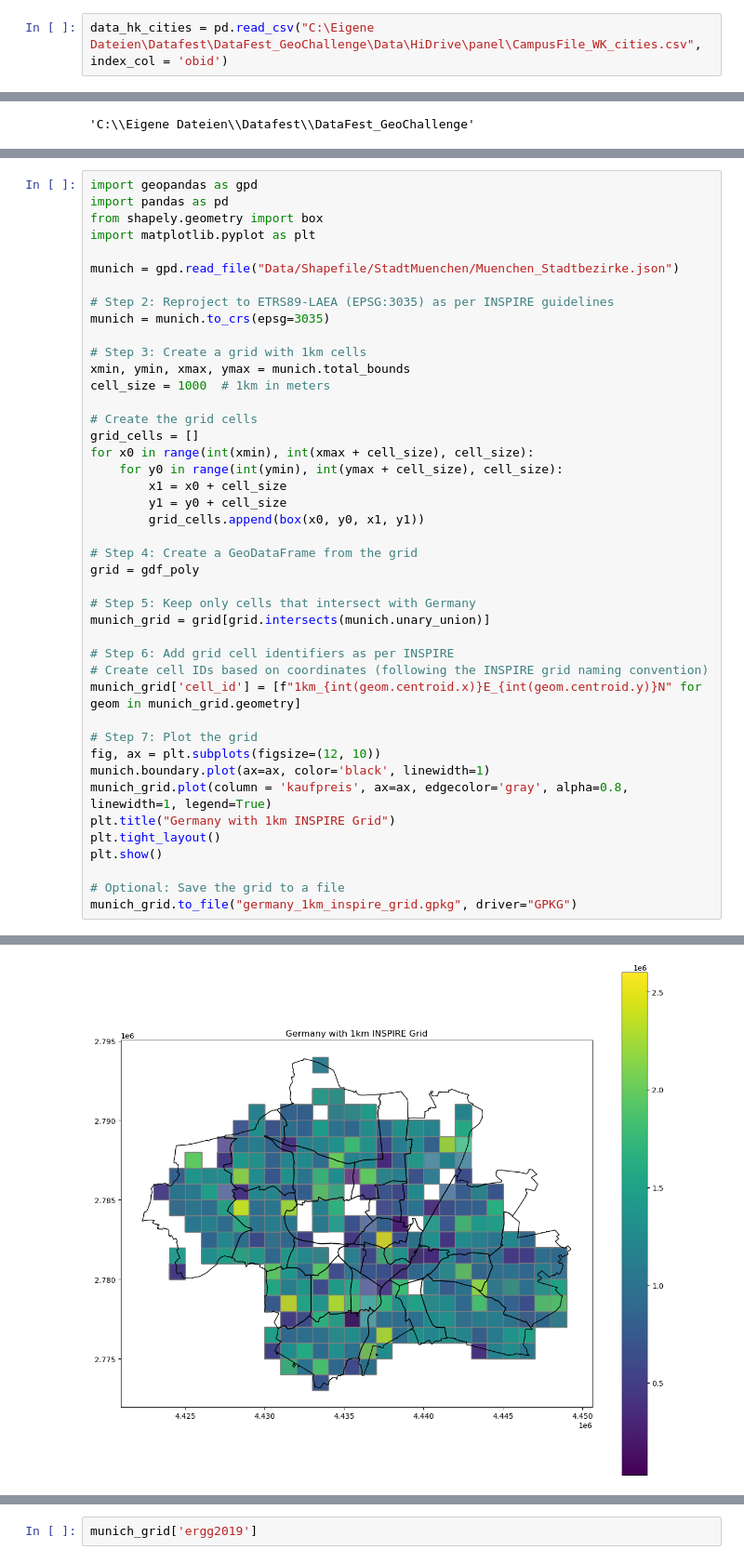
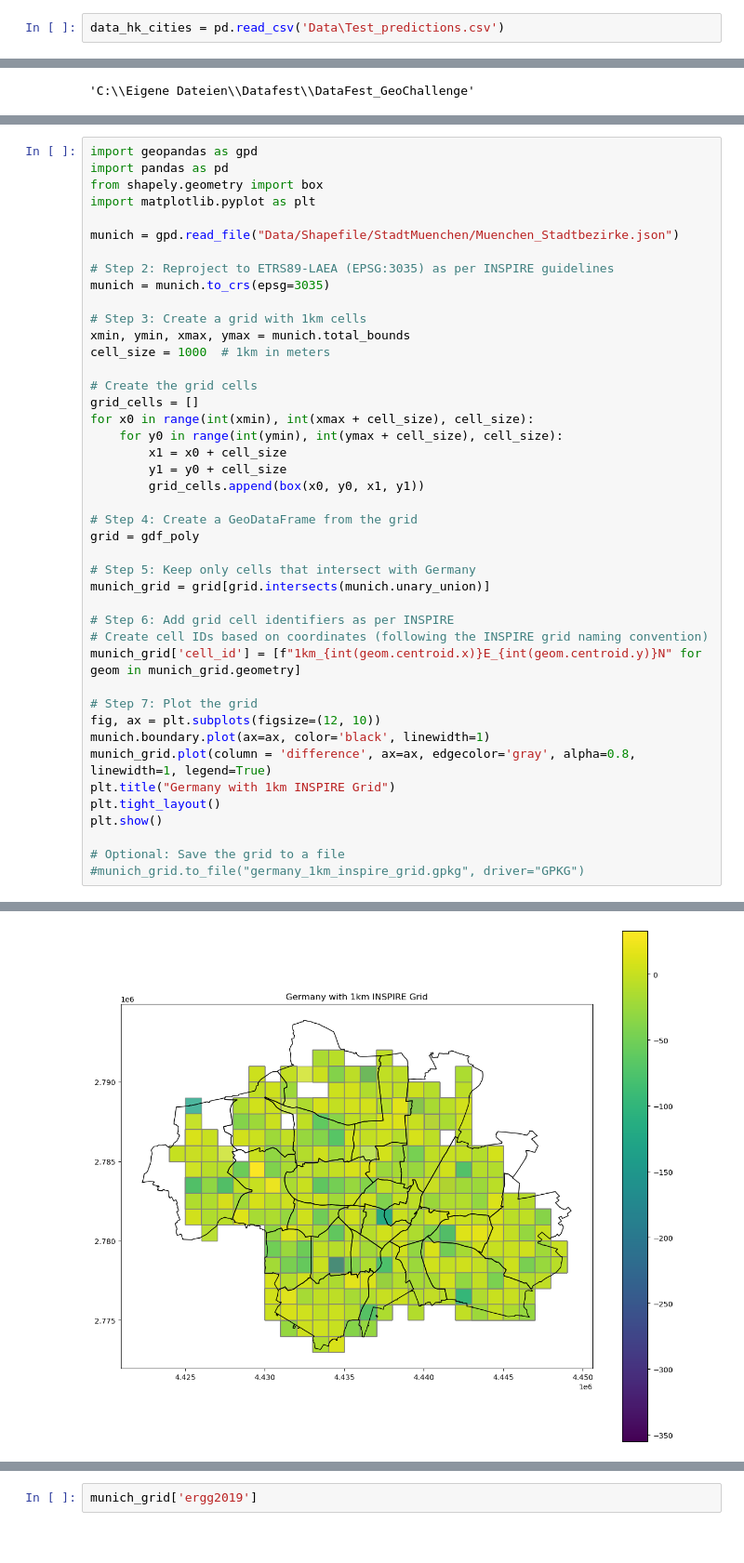
Before and after one commit to flo1166/DataFest_GeoChallenge, a Jupyter notebook: Explorative Notebooks/1_GeoPandas.ipynb, the cells around one changed output, grey strips where cells are left out. Shown at 93% size. Cells and saved outputs as stored; diff of their text form.

```diff
--- a/Explorative Notebooks/1_GeoPandas.ipynb
+++ b/Explorative Notebooks/1_GeoPandas.ipynb
@@ -2,7 +2,7 @@
 import pandas as pd
 import geopandas as gpd
 # %%
-data_hk_cities = pd.read_csv("C:\Eigene Dateien\Datafest\DataFest_GeoChallenge\Data\HiDrive\panel\CampusFile_WK_cities.csv", index_col = 'obid')
+data_hk_cities = pd.read_csv('Data\Test_predictions.csv')
 # %%
 data_hk_cities.columns
 # %% [output]
@@ -296,11 +459,11 @@ munich_grid['cell_id'] = [f"1km_{int(geom.centroid.x)}E_{int(geom.centroid.y)}N"
 # Step 7: Plot the grid
 fig, ax = plt.subplots(figsize=(12, 10))
 munich.boundary.plot(ax=ax, color='black', linewidth=1)
-munich_grid.plot(column = 'kaufpreis', ax=ax, edgecolor='gray', alpha=0.8, linewidth=1, legend=True)
+munich_grid.plot(column = 'difference', ax=ax, edgecolor='gray', alpha=0.8, linewidth=1, legend=True)
 plt.title("Germany with 1km INSPIRE Grid")
 plt.tight_layout()
 plt.show()
 
 # Optional: Save the grid to a file
-munich_grid.to_file("germany_1km_inspire_grid.gpkg", driver="GPKG")
+#munich_grid.to_file("germany_1km_inspire_grid.gpkg", driver="GPKG")
 # %% [output]
@@ -312 +470 @@ See the caveats in the documentation: https://pandas.pydata.org/pandas-docs/stab
-[figure, old version]
+[figure, new version]
```
Also changed, not shown: parts of 13 cells of this notebook.
